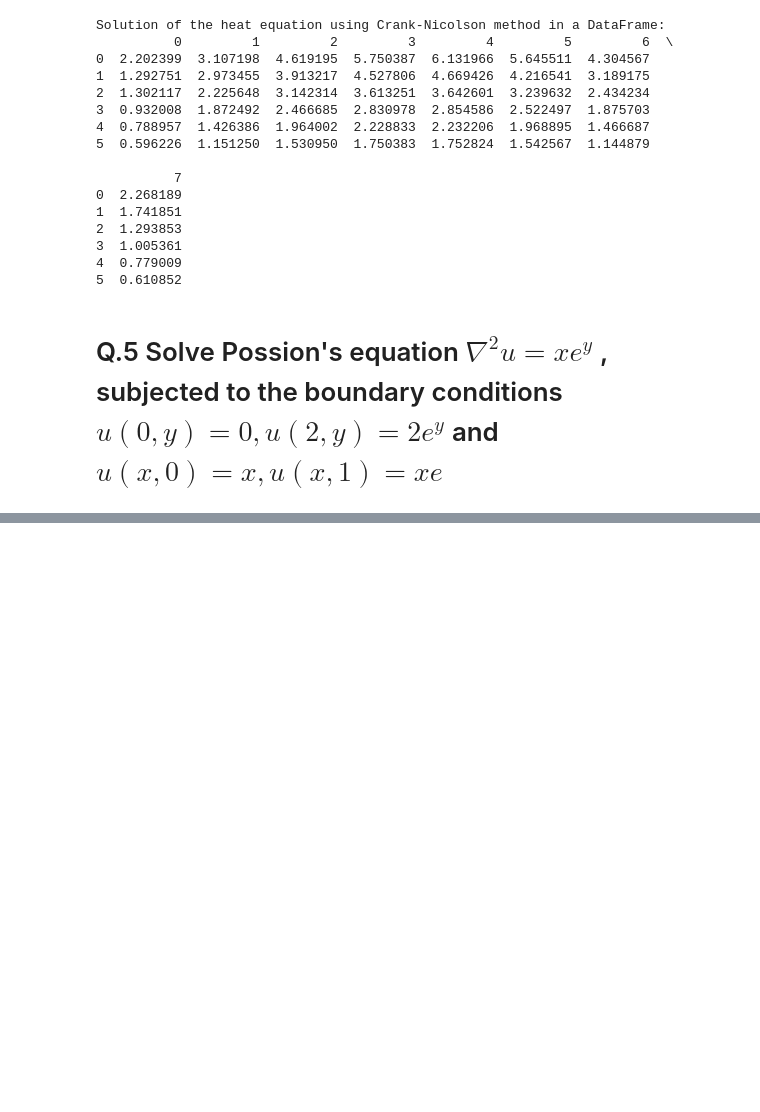
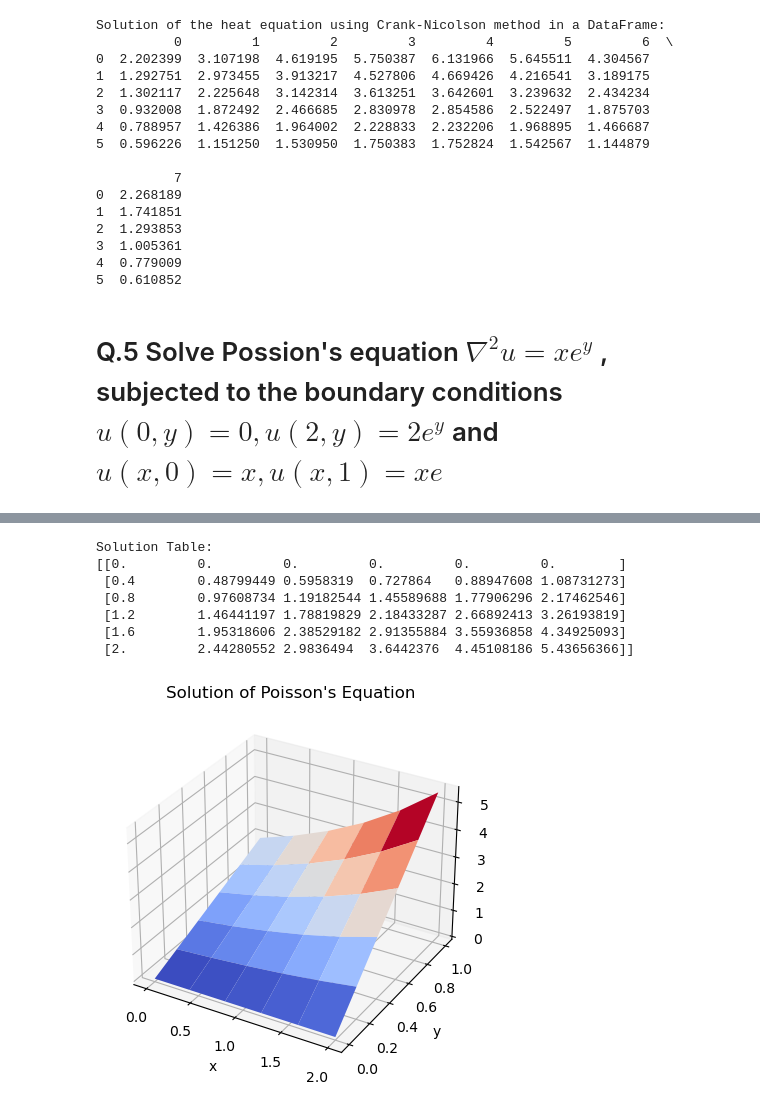
Before and after one commit to jabed-umar/adv-comp-phys, a Jupyter notebook: assign1.ipynb, the cells around one changed output, grey strips where cells are left out. Cells and saved outputs as stored; diff of their text form; code cells hidden in the pictures; blank space fills up the shorter version.

```diff
--- a/assign1.ipynb
+++ b/assign1.ipynb
@@ -348,0 +321,29 @@ plt.show()
+# %%
+import numpy as np
+# Define parameters
+nx, ny = 6, 6
+Lx, Ly = 2, 1
+
+# Create grid
+x = np.linspace(0, Lx, nx)
+y = np.linspace(0, Ly, ny)
+
+# Initialize solution matrix
+u = np.zeros((nx, ny))
+
+# Set boundary conditions
+u[:, 0] = x
+u[:, -1] = x * np.exp(1)
+u[0, :] = 0
+u[-1, :] = 2 * np.exp(y)
+
+main(Lx,Ly,nx,ny,u)
+# %% [output]
+Solution Table:
+[[0.         0.         0.         0.         0.         0.        ]
+ [0.4        0.48799449 0.5958319  0.727864   0.88947608 1.08731273]
+ [0.8        0.97608734 1.19182544 1.45589688 1.77906296 2.17462546]
+ [1.2        1.46441197 1.78819829 2.18433287 2.66892413 3.26193819]
+ [1.6        1.95318606 2.38529182 2.91355884 3.55936858 4.34925093]
+ [2.         2.44280552 2.9836494  3.6442376  4.45108186 5.43656366]]
+[figure, added]
```
Also changed, not shown: parts of 5 cells of this notebook, 1 other file.
